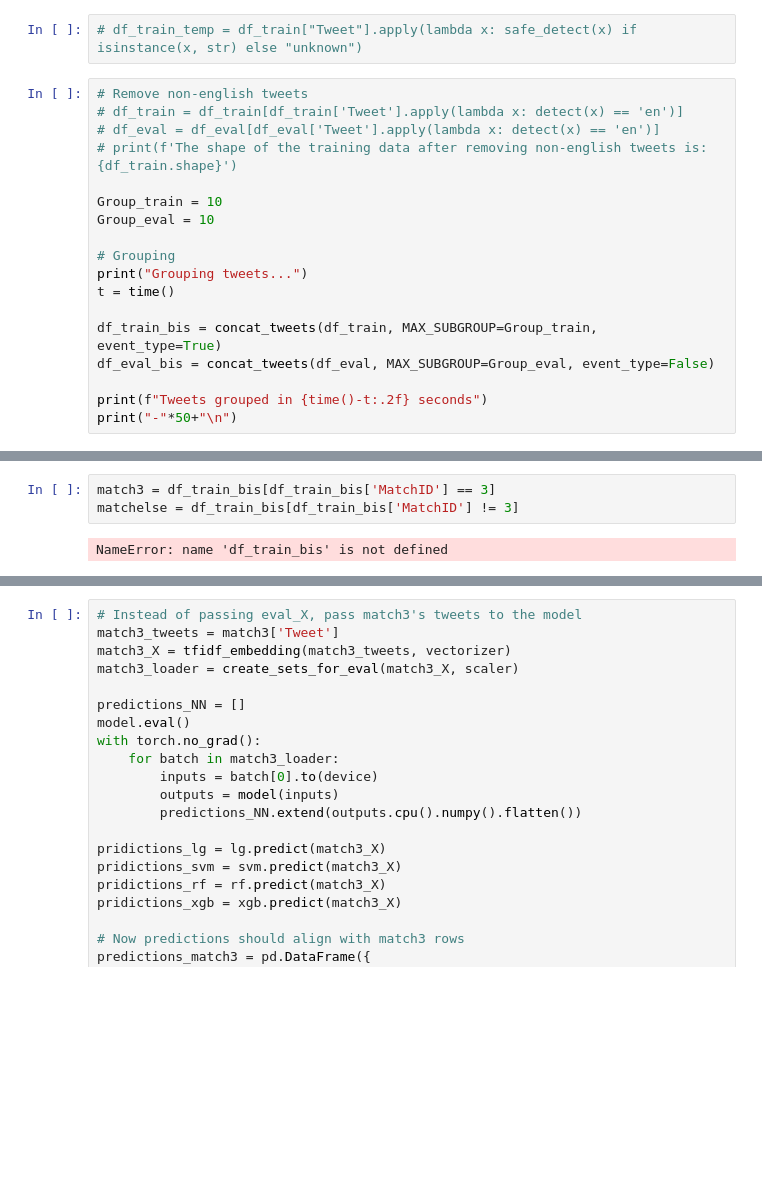
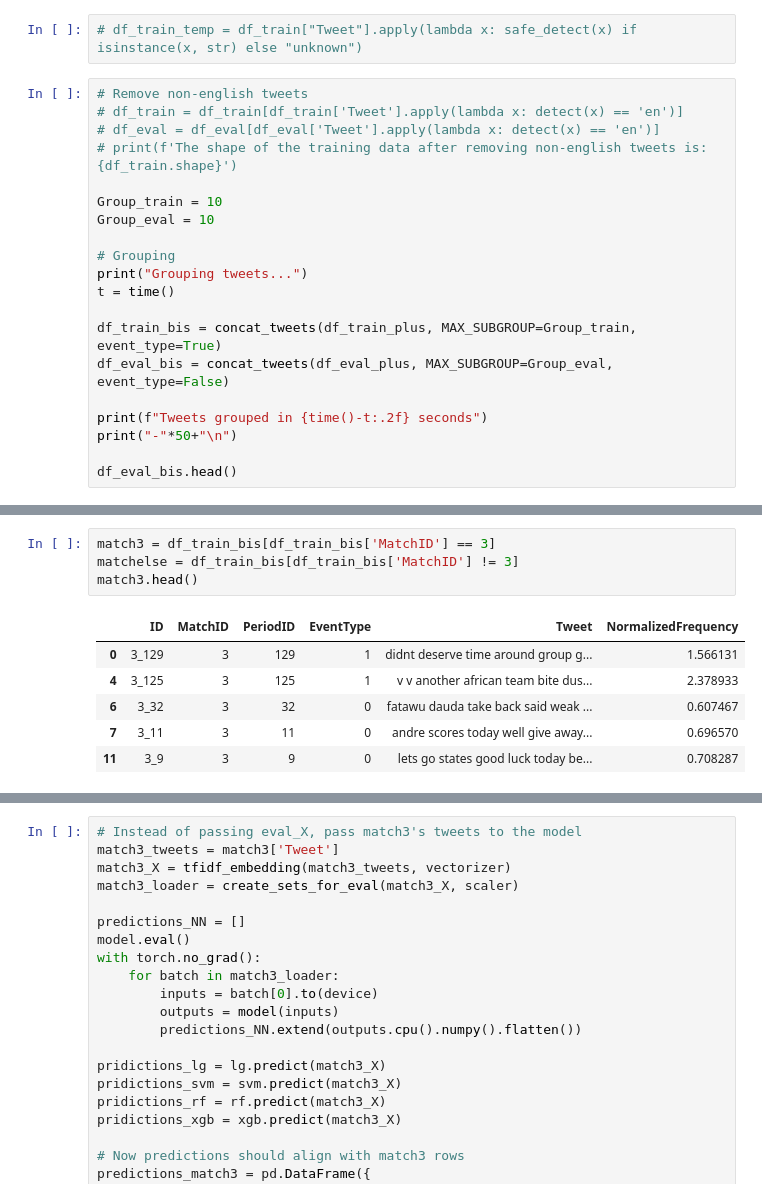
Before and after one commit to Arteam08/kaggle-Lee-Martin-Axel-, a Jupyter notebook: notebooks/Notebooks_martin/TFIDF_copy.ipynb, the cells around one changed output, grey strips where cells are left out. Cells and saved outputs as stored; diff of their text form; blank space fills up the shorter version.

```diff
--- a/notebooks/Notebooks_martin/TFIDF_copy.ipynb
+++ b/notebooks/Notebooks_martin/TFIDF_copy.ipynb
@@ -423,10 +474,12 @@ Group_eval = 10
 print("Grouping tweets...")
 t = time()
 
-df_train_bis = concat_tweets(df_train, MAX_SUBGROUP=Group_train, event_type=True)
-df_eval_bis = concat_tweets(df_eval, MAX_SUBGROUP=Group_eval, event_type=False)
+df_train_bis = concat_tweets(df_train_plus, MAX_SUBGROUP=Group_train, event_type=True)
+df_eval_bis = concat_tweets(df_eval_plus, MAX_SUBGROUP=Group_eval, event_type=False)
 
 print(f"Tweets grouped in {time()-t:.2f} seconds")
 print("-"*50+"\n")
+
+df_eval_bis.head()
 # %% [output]
 Grouping tweets...
@@ -435,5 +494,11 @@ Tweets grouped in 0.63 seconds
 # %%
 match3 = df_train_bis[df_train_bis['MatchID'] == 3]
 matchelse = df_train_bis[df_train_bis['MatchID'] != 3]
+match3.head()
 # %% [output]
-NameError: name 'df_train_bis' is not defined
+|  | ID | MatchID | PeriodID | EventType | Tweet | NormalizedFrequency |
+| 0 | 3_129 | 3 | 129 | 1 | didnt deserve time around group g... | 1.566131 |
+| 4 | 3_125 | 3 | 125 | 1 | v v another african team bite dus... | 2.378933 |
+| 6 | 3_32 | 3 | 32 | 0 | fatawu dauda take back said weak ... | 0.607467 |
+| 7 | 3_11 | 3 | 11 | 0 | andre scores today well give away... | 0.696570 |
+| 11 | 3_9 | 3 | 9 | 0 | lets go states good luck today be... | 0.708287 |
```
Also changed, not shown: parts of 9 cells of this notebook, 1 other file.
